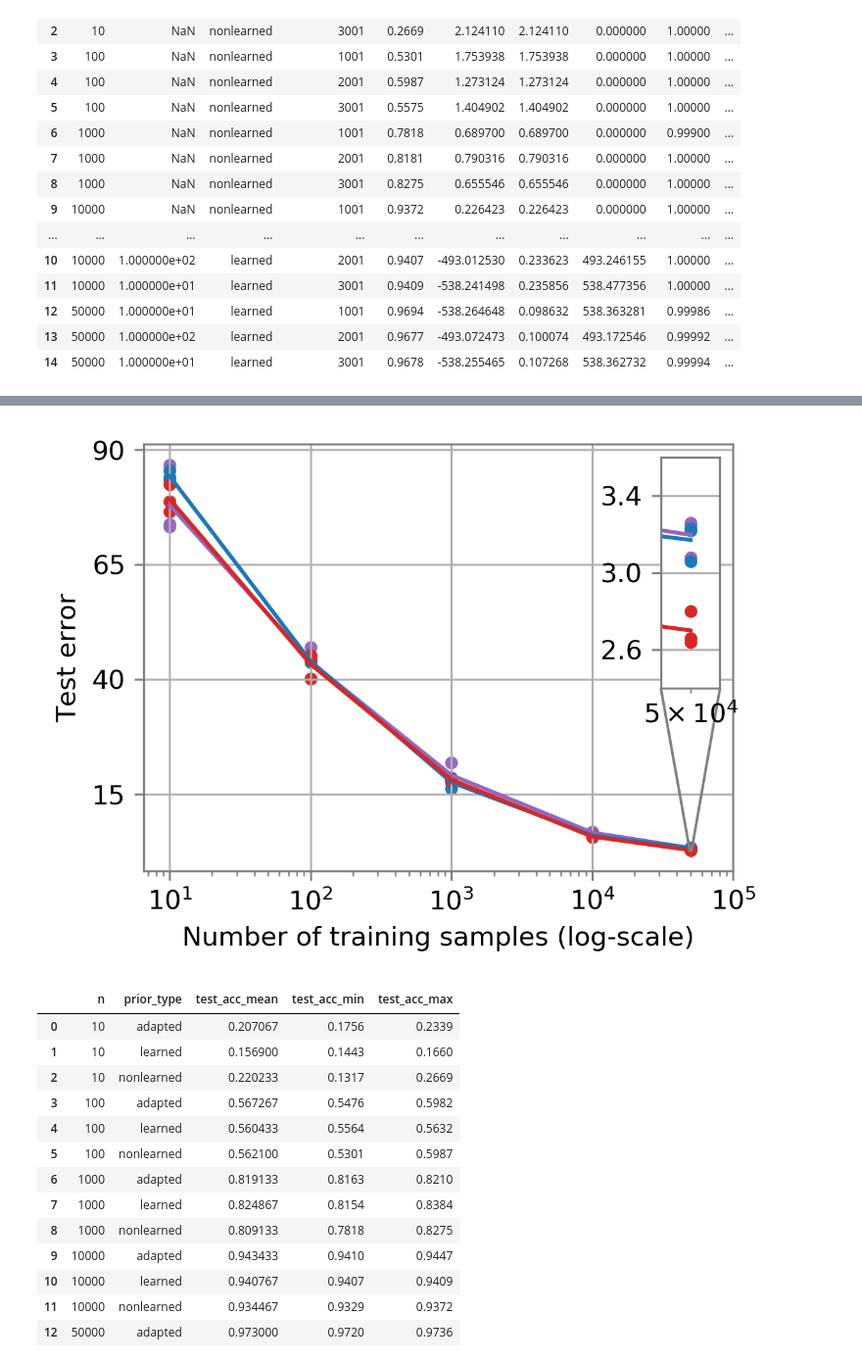
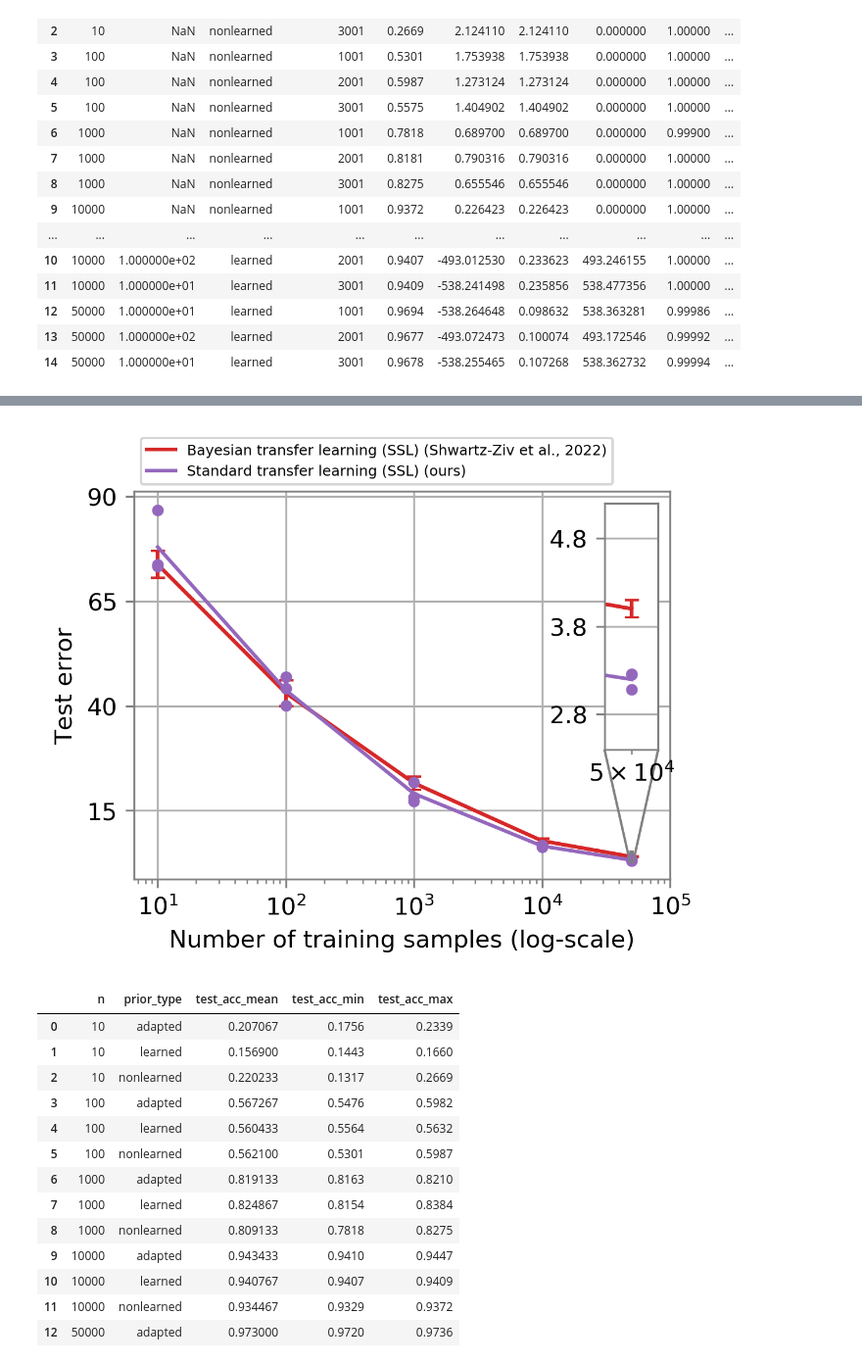
Before and after one commit to tufts-ml/bdl-transfer-learning, a Jupyter notebook: notebooks/Figure_4(a).ipynb, the cells around one changed output, grey strips where cells are left out. Shown: that part at 98% size. Drawn from its saved outputs; the diff is of its cells as text; code cells hidden in the pictures.

```diff
--- a/notebooks/Figure_4(a).ipynb
+++ b/notebooks/Figure_4(a).ipynb
@@ -335,38 +322,34 @@ plt.show()
-# %%
-ncols, nrows = 1, 1
-fig, ax = plt.subplots(ncols=ncols, nrows=nrows, figsize=(4*ncols, 3*nrows), sharey=True, dpi=300)
-ax.plot(grouped_results[grouped_results.prior_type=='nonlearned'].n, 100*(1-grouped_results[grouped_results.prior_type=='nonlearned'].test_acc_mean.values), label='Standard transfer learning', color='#9467bd')
-ax.scatter(results[results.prior_type=='nonlearned'].n, 100*(1-results[results.prior_type=='nonlearned'].test_acc.values), color='#9467bd', s=15)
-ax.plot(grouped_results[grouped_results.prior_type=='learned'].n, 100*(1-grouped_results[grouped_results.prior_type=='learned'].test_acc_mean.values), label='Bayesian transfer learning', color='#1f77b4')
-ax.scatter(results[results.prior_type=='learned'].n, 100*(1-results[results.prior_type=='learned'].test_acc.values), color='#1f77b4', s=15)
-ax.plot(grouped_results[grouped_results.prior_type=='adapted'].n, 100*(1-grouped_results[grouped_results.prior_type=='adapted'].test_acc_mean.values), label='MAP Adaptation', color='#d62728')
-ax.scatter(results[results.prior_type=='adapted'].n, 100*(1-results[results.prior_type=='adapted'].test_acc.values), color='#d62728', s=15)
-# Zoomed section
-axins = zoomed_inset_axes(ax, zoom=42, loc='upper right')
-axins.plot(grouped_results[grouped_results.prior_type=='nonlearned'].n, 100*(1-grouped_results[grouped_results.prior_type=='nonlearned'].test_acc_mean.values), color='#9467bd')
-axins.scatter(results[results.prior_type=='nonlearned'].n, 100*(1-results[results.prior_type=='nonlearned'].test_acc.values), color='#9467bd', s=15)
-axins.plot(grouped_results[grouped_results.prior_type=='learned'].n, 100*(1-grouped_results[grouped_results.prior_type=='learned'].test_acc_mean.values), color='#1f77b4')
-axins.scatter(results[results.prior_type=='learned'].n, 100*(1-results[results.prior_type=='learned'].test_acc.values), color='#1f77b4', s=15)
-axins.plot(grouped_results[grouped_results.prior_type=='adapted'].n, 100*(1-grouped_results[grouped_results.prior_type=='adapted'].test_acc_mean.values), color='#d62728')
-axins.scatter(results[results.prior_type=='adapted'].n, 100*(1-results[results.prior_type=='adapted'].test_acc.values), color='#d62728', s=15)
-axins.set_xlim([49425, 50575])
-axins.set_ylim([2.4, 3.6])
-axins.set_yticks([2.6, 3.0, 3.4])
-axins.set_xscale('log')
-color_ax(axins)
-mark_inset(ax, axins, loc1=3, loc2=4, color='gray')
-# Formatting
-ax.set_xscale('log')
-color_ax(ax)
-ax.set_xticks([1e1, 1e2, 1e3, 1e4, 1e5])
-ax.set_yticks([15, 40, 65, 90])
-ax.set_xlabel('Number of training samples (log-scale)')
-ax.set_ylabel('Test error')
-#ax.legend(loc='lower left', fontsize='small')
-fig.tight_layout()
-plt.show()
-# %% [output]
-[figure, removed]
+# %%
+fig, ax = plt.subplots(ncols=1, nrows=1, figsize=(4, 3), dpi=300)
+ax.plot([10, 100, 1000, 10000, 50000], [73.8, 43.1, 21.6, 7.8, 4.0], label='Bayesian transfer learning (SSL) (Shwartz-Ziv et al., 2022)', color='#d62728', zorder=2)
+ax.errorbar([10, 100, 1000, 10000, 50000], [73.8, 43.1, 21.6, 7.8, 4.0], yerr=[3.2, 3.1, 1.6, 0.5, 0.1], capsize=3, color='#d62728', zorder=2)
+ax.plot(grouped_results[grouped_results.prior_type=='nonlearned'].n, 100*(1-grouped_results[grouped_results.prior_type=='nonlearned'].test_acc_mean.values), label='Standard transfer learning (SSL) (ours)', color='#9467bd', zorder=3)
+ax.scatter(results[results.prior_type=='nonlearned'].n, 100*(1-results[results.prior_type=='nonlearned'].test_acc.values), color='#9467bd', s=15, zorder=3)
+# Zoomed section
+axins = zoomed_inset_axes(ax, zoom=21, loc='upper right')
+axins.plot([10, 100, 1000, 10000, 50000], [73.8, 43.1, 21.6, 7.8, 4.0], color='#d62728', zorder=0)
+axins.errorbar([10, 100, 1000, 10000, 50000], [73.8, 43.1, 21.6, 7.8, 4.0], yerr=[3.2, 3.1, 1.6, 0.5, 0.1], capsize=3, color='#d62728', zorder=0)
+axins.plot(grouped_results[grouped_results.prior_type=='nonlearned'].n, 100*(1-grouped_results[grouped_results.prior_type=='nonlearned'].test_acc_mean.values), color='#9467bd')
+axins.scatter(results[results.prior_type=='nonlearned'].n, 100*(1-results[results.prior_type=='nonlearned'].test_acc.values), color='#9467bd', s=15)
+axins.set_xlim([48850, 51150])
+axins.set_ylim([2.4, 5.2])
+axins.set_yticks([2.8, 3.8, 4.8])
+axins.set_xscale('log')
+color_ax(axins)
+mark_inset(ax, axins, loc1=3, loc2=4, color='gray')
+# Formatting
+ax.set_xscale('log')
+color_ax(ax)
+ax.set_xticks([1e1, 1e2, 1e3, 1e4, 1e5])
+ax.set_yticks([15, 40, 65, 90])
+ax.set_xlabel('Number of training samples (log-scale)')
+ax.set_ylabel('Test error')
+ax.legend(loc='lower left', bbox_to_anchor=(0, 1), fontsize=6)
+fig.tight_layout()
+plt.savefig('Bayesian_comparison.pdf', bbox_inches='tight')
+plt.show()
+# %% [output]
+[figure, added]
 # %%
 grouped_results[['n', 'prior_type', 'test_acc_mean', 'test_acc_min', 'test_acc_max']]
 # %% [output]
```
Also changed, not shown: parts of 6 cells of this notebook, 15 other files.
